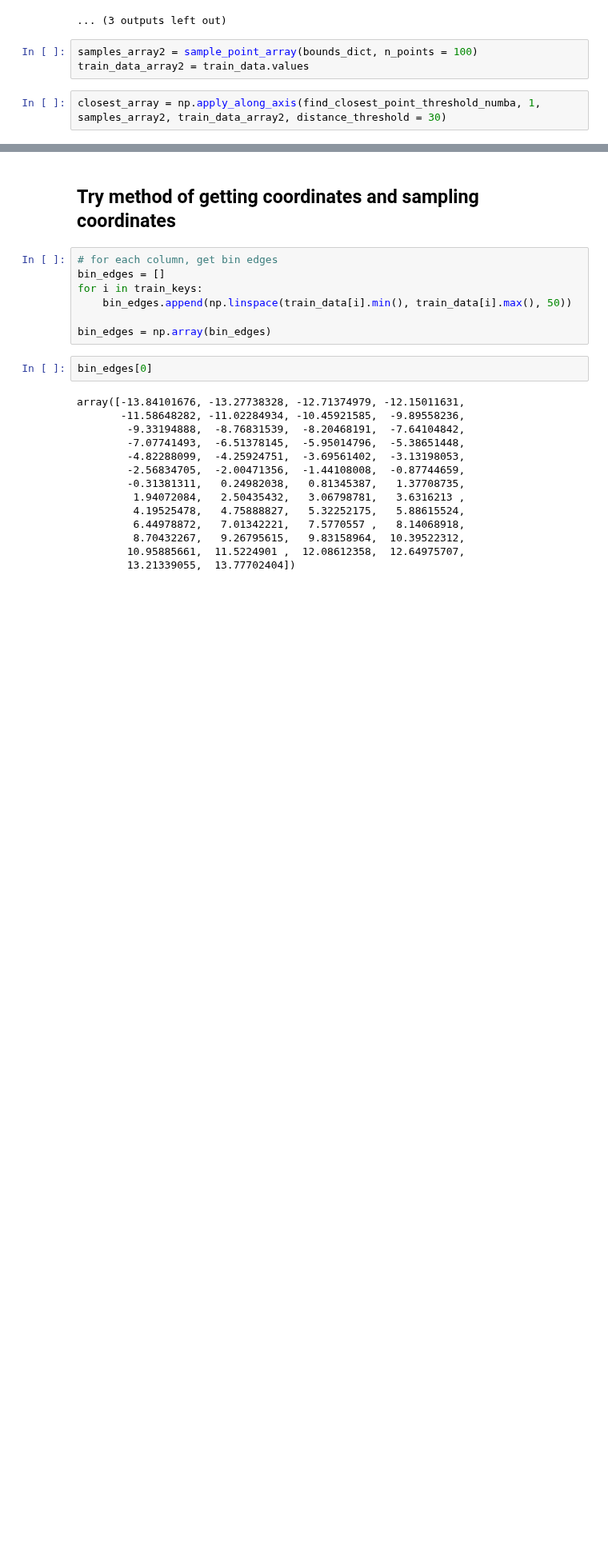
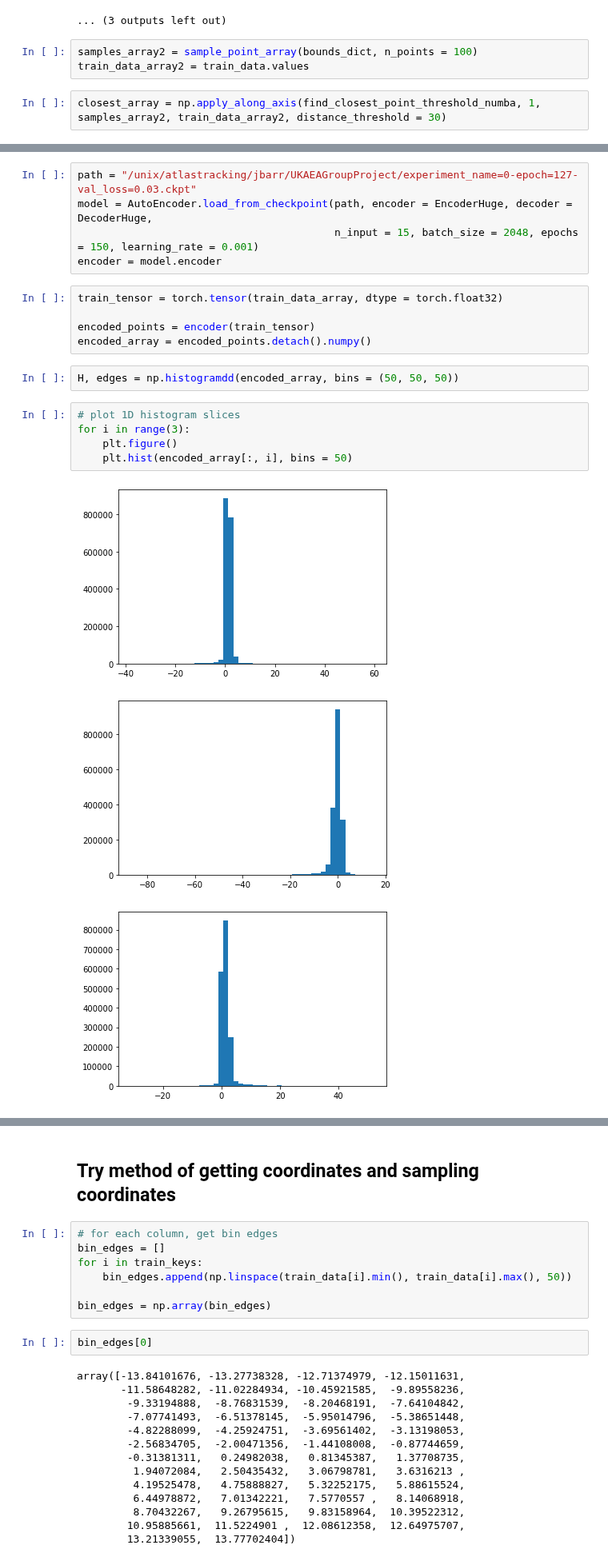
Before and after one commit to zcapjdb/UKAEAGroupProject, a Jupyter notebook: src/notebooks/flatten.ipynb, the cells around one changed output, grey strips where cells are left out. Shown at 80% size. Saved outputs shown, nothing was run; the diff lists cells and outputs as text; blank space fills up the shorter version.

```diff
--- a/src/notebooks/flatten.ipynb
+++ b/src/notebooks/flatten.ipynb
@@ -273,0 +277,21 @@ closest_array = np.apply_along_axis(find_closest_point_threshold_numba, 1, sampl
+# %%
+path = "/unix/atlastracking/jbarr/UKAEAGroupProject/experiment_name=0-epoch=127-val_loss=0.03.ckpt"
+model = AutoEncoder.load_from_checkpoint(path, encoder = EncoderHuge, decoder = DecoderHuge,
+                                         n_input = 15, batch_size = 2048, epochs = 150, learning_rate = 0.001)
+encoder = model.encoder
+# %%
+train_tensor = torch.tensor(train_data_array, dtype = torch.float32)
+
+encoded_points = encoder(train_tensor)
+encoded_array = encoded_points.detach().numpy()
+# %%
+H, edges = np.histogramdd(encoded_array, bins = (50, 50, 50))
+# %%
+# plot 1D histogram slices
+for i in range(3):
+    plt.figure()
+    plt.hist(encoded_array[:, i], bins = 50)
+# %% [output]
+[figure, added]
+[figure, added]
+[figure, added]
```
Also changed, not shown: parts of 10 cells of this notebook.
